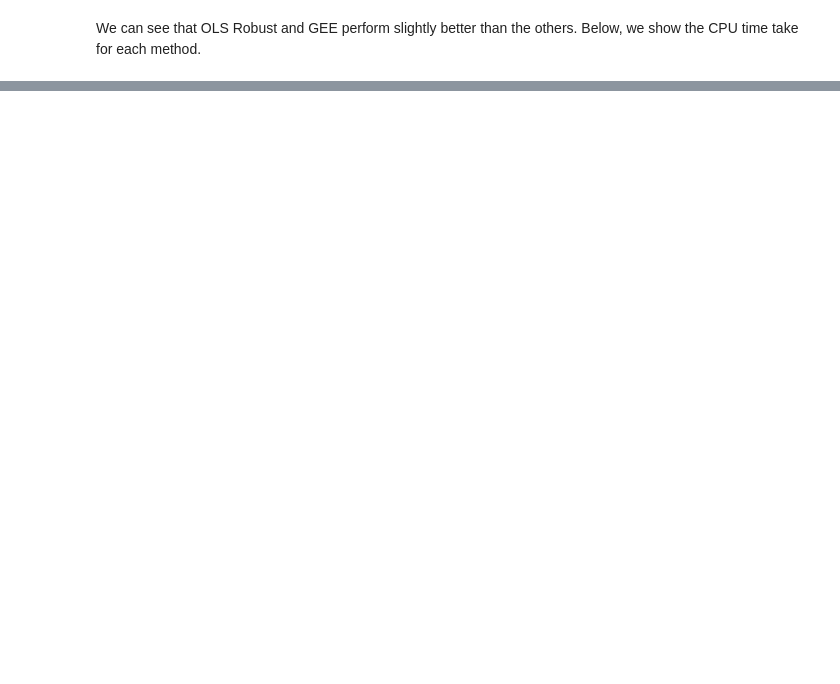
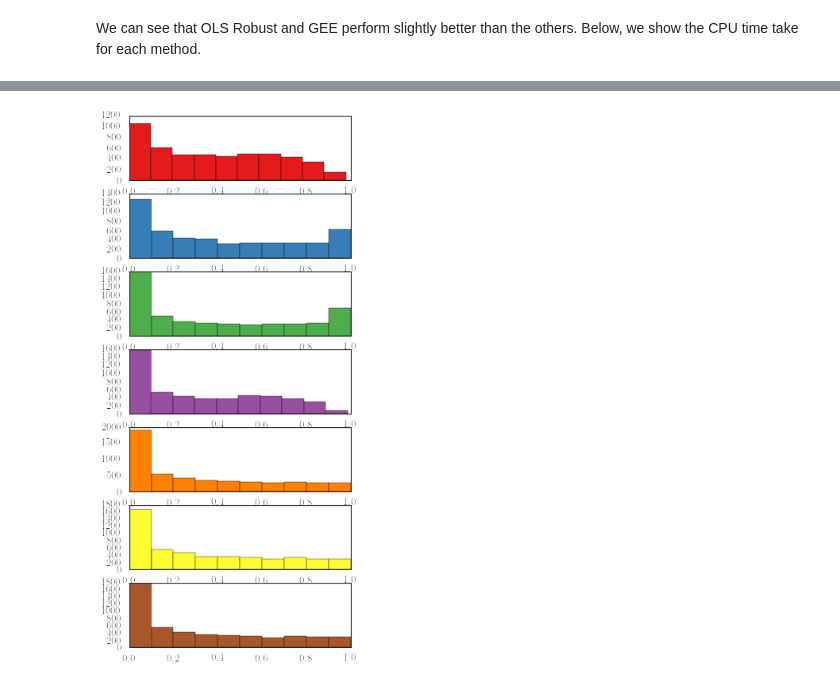
Before and after one commit to brentp/crystal, a Jupyter notebook: notebooks/crystal-methods-evaluation.ipynb, the cells around one changed output, grey strips where cells are left out. Cells and saved outputs as stored; diff of their text form; code cells hidden in the pictures; blank space fills up the shorter version.

```diff
--- a/notebooks/crystal-methods-evaluation.ipynb
+++ b/notebooks/crystal-methods-evaluation.ipynb
@@ -186,0 +221,10 @@ fpr, tpr, _ = roc_curve(([1] * len(true_clusters)) + ([0] * len(false_clusters))
+# %%
+fig, axs = plt.subplots(len(methods), figsize=(5, 12))
+for i, m in enumerate(methods):
+    #if i == 2: continue
+    row = results.ix[i, :]
+    vals = row['null-ps']
+    vals = vals[~np.isnan(vals)]
+    axs[i].hist(vals, color=colors[i])
+# %% [output]
+[figure, added]
```
Also changed, not shown: parts of 11 cells of this notebook.
